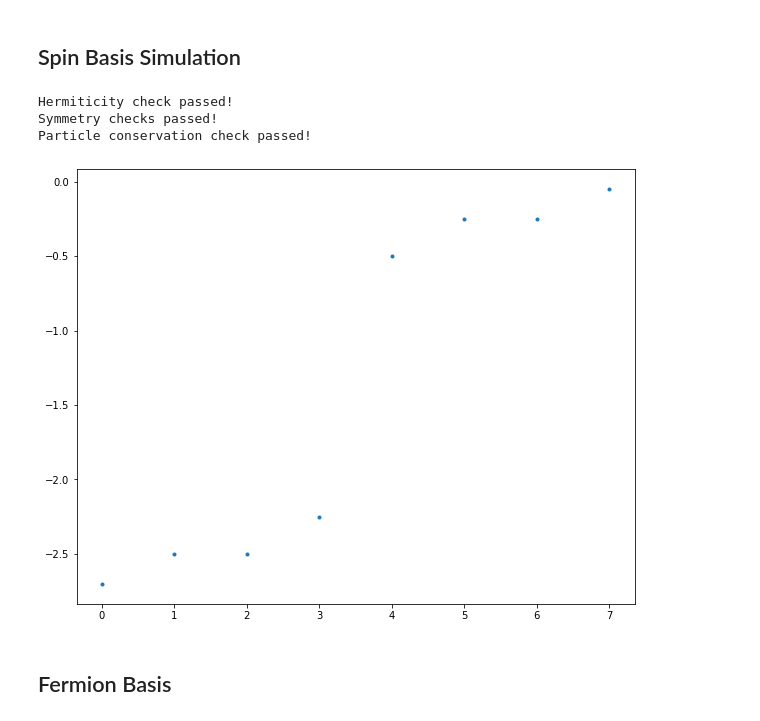
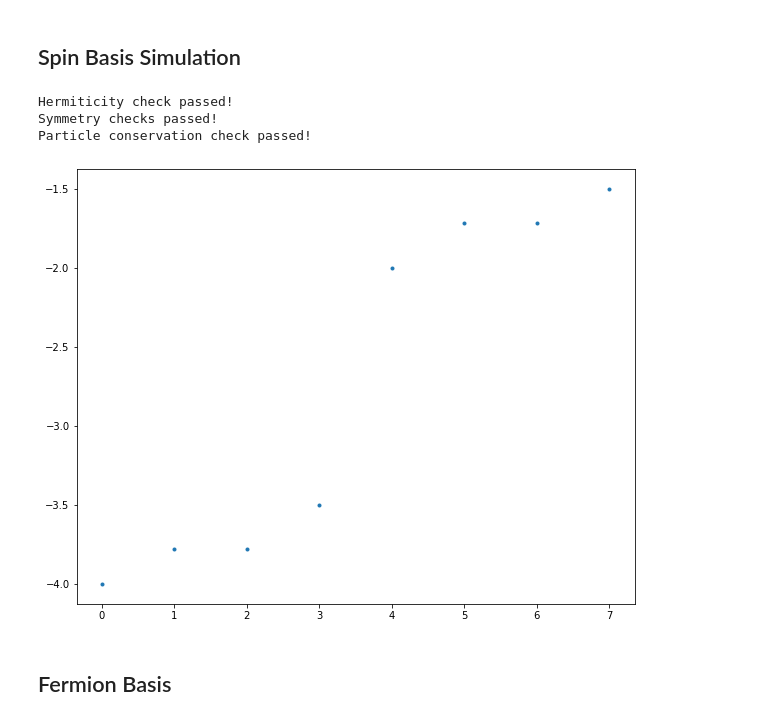
Before and after one commit to jacarolan/QuSpinLatticeFermions, a Jupyter notebook: Zn Verification.ipynb, the cells around one changed output. Cells and saved outputs as stored; diff of their text form; code cells hidden in the pictures.

```diff
--- a/Zn Verification.ipynb
+++ b/Zn Verification.ipynb
@@ -51,35 +52,36 @@ def powerset(seq):
     else:
         for item in powerset(seq[1:]):
             yield [seq[0]]+item
             yield item
 def P(n, dag=False):
     i_parity = (-1 if dag else 1)
     phase = np.exp(1j * (1 - n % 2) * np.pi / N_group * i_parity)
     P_coupling = []
     for seq in powerset(list(range(n + 1))):
         seq = list(seq)
         coupling = np.cos(np.pi / N_group)**(n - len(seq) + 1) * (np.sin(np.pi / N_group) * i_parity * 1j)**len(seq)
-        coupling *= P_neg1 * -g_corrected * phase * 0.5
+        coupling *= P_neg1 * -g_corrected * phase
         couple_list = [coupling] + seq
         P_coupling += [["z" * len(seq)] + [[couple_list]]]
     return P_coupling
 
 for i in range(N):
     static_terms += P(i, dag=False)
     static_terms += P(i, dag=True)
 
 # This list is annoyingly long
 # print(stringbox(static_terms, "Static couplings:"))
 ### Plotting spectrum
 H = hamiltonian(static_terms, dynamic_terms, basis=spin_basis, dtype=np.complex64)
+H_init = H # Used later in
 spin_eigvals = H.eigvalsh()
 plt.plot(spin_eigvals, ".")
 plt.show()
 # %% [output]
 Hermiticity check passed!
 Symmetry checks passed!
 Particle conservation check passed!
-[figure, old version]
+[figure, new version]
 # %% [markdown]
 ## Fermion Basis
 # %%
```
Also changed, not shown: parts of 7 cells of this notebook.
